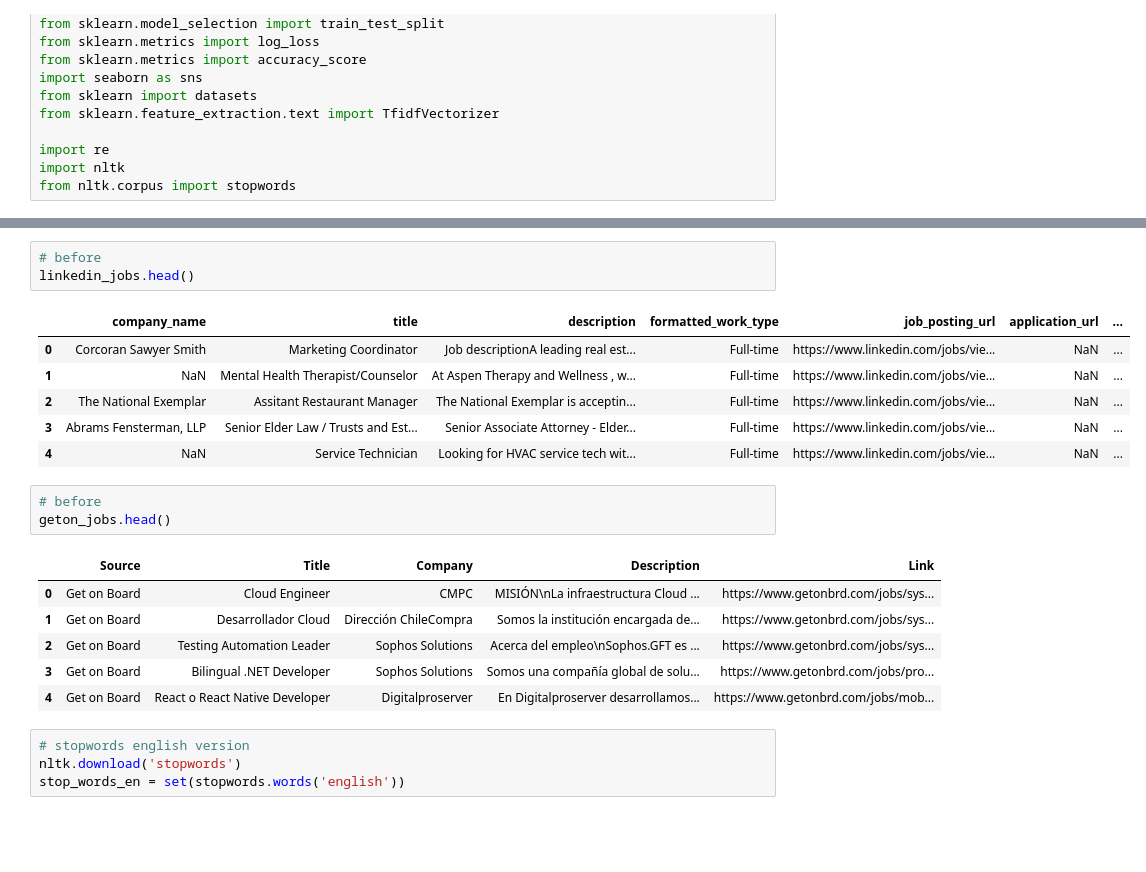
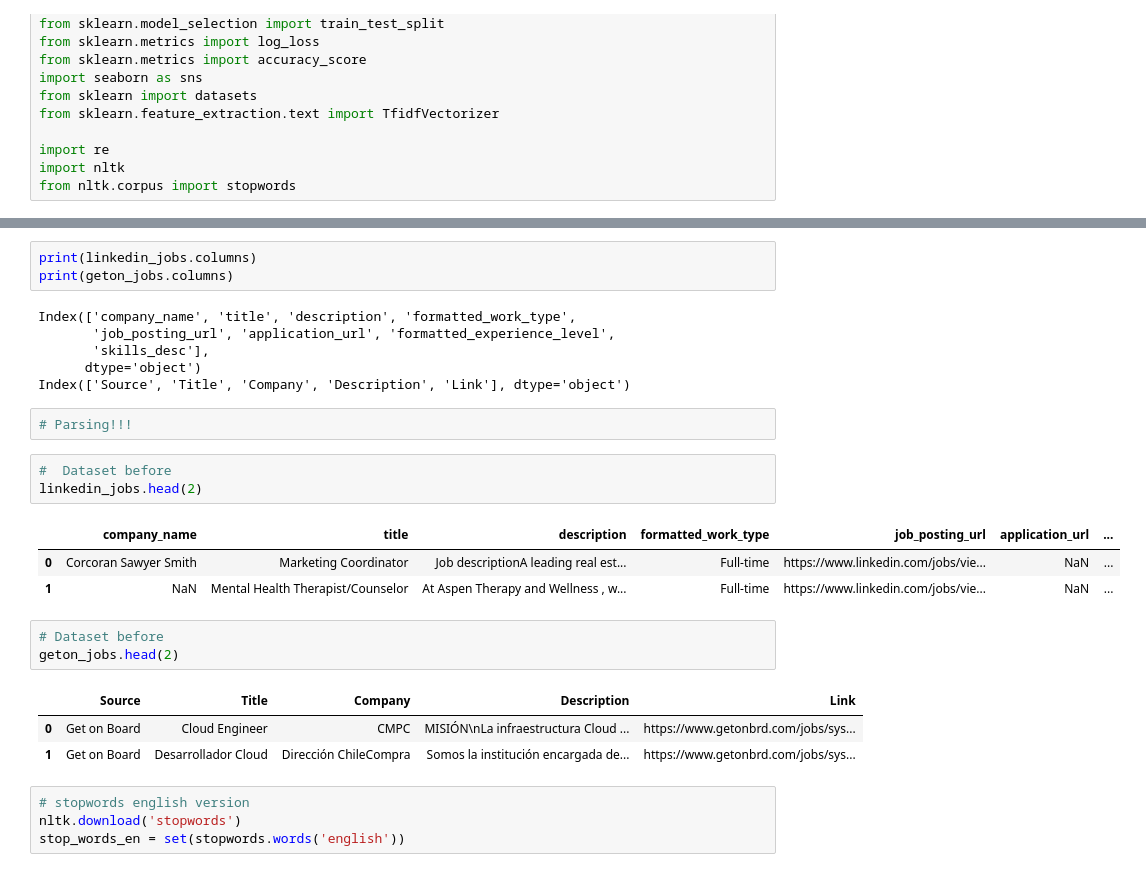
Before and after one commit to DarshanaHub/JobMatching-AIStudio, a Jupyter notebook: Data_Preparation_and_Training.ipynb, the cells around one changed output, grey strips where cells are left out. Drawn from its saved outputs; the diff is of its cells as text; blank space fills up the shorter version.

```diff
--- a/Data_Preparation_and_Training.ipynb
+++ b/Data_Preparation_and_Training.ipynb
@@ -61,23 +62,28 @@ geton_jobs = pd.read_csv("GetonBoard Jobs-Table 1.csv",on_bad_lines='skip')
+# %%
+print(linkedin_jobs.columns)
+print(geton_jobs.columns)
+# %% [output]
+Index(['company_name', 'title', 'description', 'formatted_work_type',
+       'job_posting_url', 'application_url', 'formatted_experience_level',
+       'skills_desc'],
+      dtype='object')
+Index(['Source', 'Title', 'Company', 'Description', 'Link'], dtype='object')
+# %%
+# Parsing!!!
 # %%
-# before
-linkedin_jobs.head()
+#  Dataset before
+linkedin_jobs.head(2)
 # %% [output]
 |  | company_name | title | description | formatted_work_type | job_posting_url | application_url | ... |
 | 0 | Corcoran Sawyer Smith | Marketing Coordinator | Job descriptionA leading real est... | Full-time | https://www.linkedin.com/jobs/vie... | NaN | ... |
 | 1 | NaN | Mental Health Therapist/Counselor | At Aspen Therapy and Wellness , w... | Full-time | https://www.linkedin.com/jobs/vie... | NaN | ... |
-| 2 | The National Exemplar | Assitant Restaurant Manager | The National Exemplar is acceptin... | Full-time | https://www.linkedin.com/jobs/vie... | NaN | ... |
-| 3 | Abrams Fensterman, LLP | Senior Elder Law / Trusts and Est... | Senior Associate Attorney - Elder... | Full-time | https://www.linkedin.com/jobs/vie... | NaN | ... |
-| 4 | NaN | Service Technician | Looking for HVAC service tech wit... | Full-time | https://www.linkedin.com/jobs/vie... | NaN | ... |
 # %%
-# before
-geton_jobs.head()
+# Dataset before
+geton_jobs.head(2)
 # %% [output]
 |  | Source | Title | Company | Description | Link |
 | 0 | Get on Board | Cloud Engineer | CMPC | MISIÓN\nLa infraestructura Cloud ... | https://www.getonbrd.com/jobs/sys... |
 | 1 | Get on Board | Desarrollador Cloud | Dirección ChileCompra | Somos la institución encargada de... | https://www.getonbrd.com/jobs/sys... |
-| 2 | Get on Board | Testing Automation Leader | Sophos Solutions | Acerca del empleo\nSophos.GFT es ... | https://www.getonbrd.com/jobs/sys... |
-| 3 | Get on Board | Bilingual .NET Developer | Sophos Solutions | Somos una compañía global de solu... | https://www.getonbrd.com/jobs/pro... |
-| 4 | Get on Board | React o React Native Developer | Digitalproserver | En Digitalproserver desarrollamos... | https://www.getonbrd.com/jobs/mob... |
 # %%
 # stopwords english version
 nltk.download('stopwords')
```
Also changed, not shown: parts of 49 cells of this notebook.
